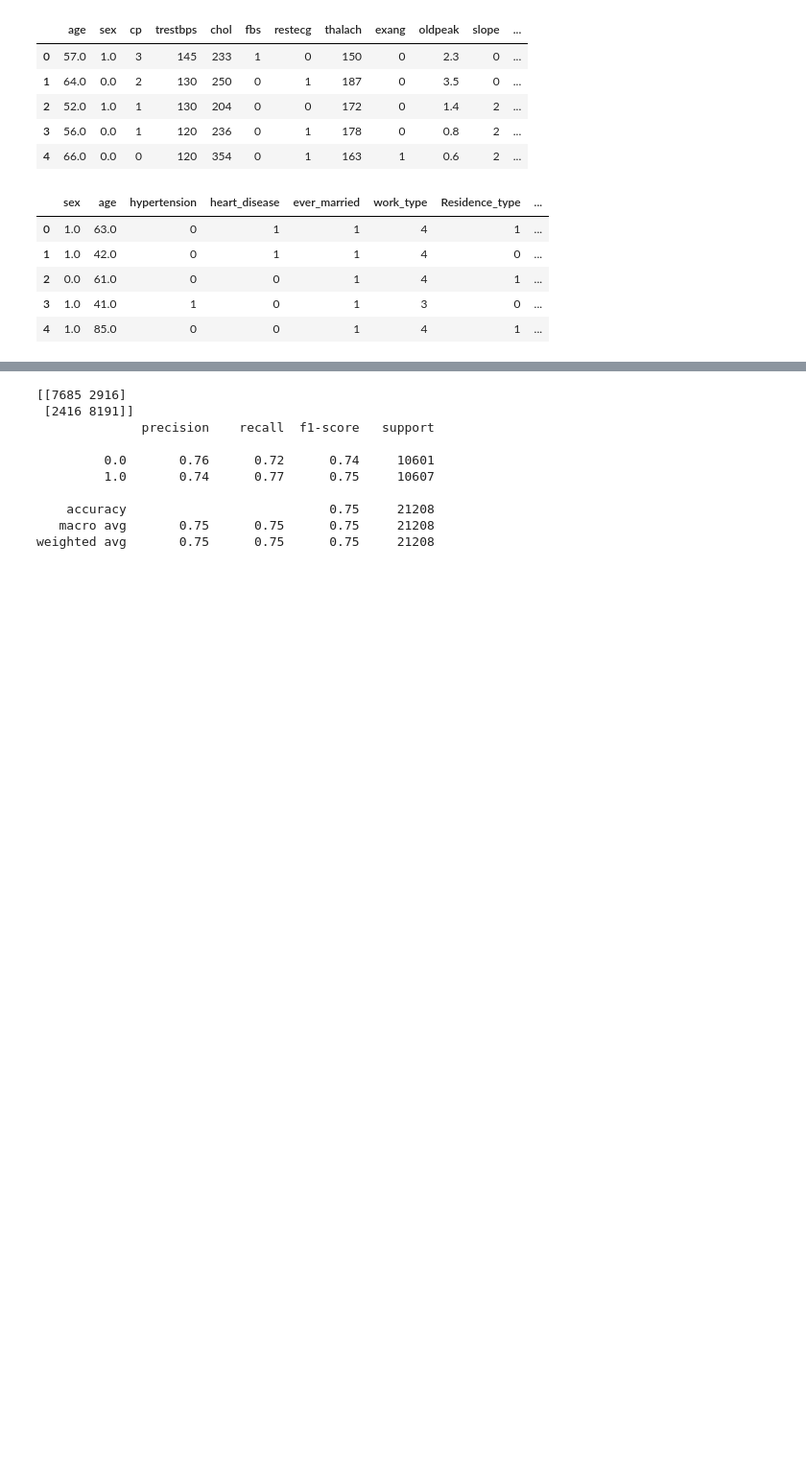
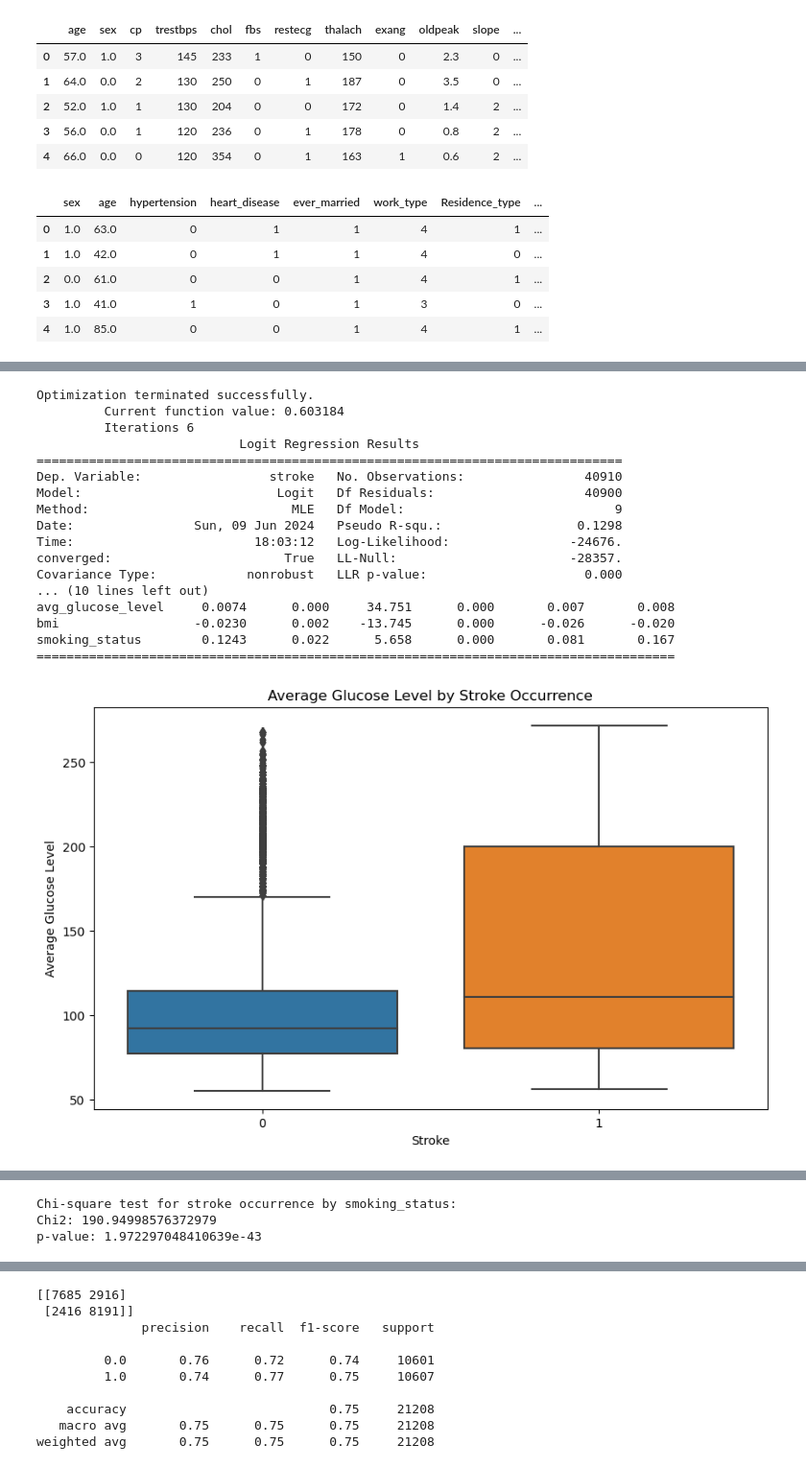
Before and after one commit to shemani2/project_4, a Jupyter notebook: data-analysis.ipynb, the cells around one changed output, grey strips where cells are left out. Shown: that part at 96% size. Drawn from its saved outputs; the diff is of its cells as text; code cells hidden in the pictures; blank space fills up the shorter version.

```diff
--- a/data-analysis.ipynb
+++ b/data-analysis.ipynb
@@ -71,0 +125,48 @@ plt.show()
+# %%
+import pandas as pd
+import seaborn as sns
+import matplotlib.pyplot as plt
+import statsmodels.api as sm
+from scipy.stats import chi2_contingency
+
+
+# Summary statistics
+print(stroke_data.describe())
+
+# Correlation matrix and heatmap
+corr_matrix = stroke_data.corr()
+plt.figure(figsize=(12, 8))
+sns.heatmap(corr_matrix, annot=True, cmap='coolwarm')
+plt.title('Correlation Matrix for Stroke Data')
+plt.show()
+
+# Logistic Regression
+X = stroke_data[['age', 'hypertension', 'heart_disease', 'ever_married', 'work_type', 'Residence_type', 'avg_glucose_level', 'bmi', 'smoking_status']]
+y = stroke_data['stroke']
+X = sm.add_constant(X)
+logit_model = sm.Logit(y, X).fit()
+print(logit_model.summary())
+
+# Box plot for avg_glucose_level by stroke occurrence
+plt.figure(figsize=(10, 6))
+sns.boxplot(x='stroke', y='avg_glucose_level', data=stroke_data)
+plt.title('Average Glucose Level by Stroke Occurrence')
+plt.xlabel('Stroke')
+plt.ylabel('Average Glucose Level')
+plt.show()
+
+# Bar plot for stroke occurrence by sex
+plt.figure(figsize=(10, 6))
+sns.barplot(x='sex', y='stroke', data=stroke_data)
+plt.title('Stroke Occurrence by Sex')
+plt.xlabel('Sex')
+plt.ylabel('Proportion with Stroke')
+plt.show()
+
+# Chi-square test for stroke occurrence by smoking_status
+contingency_table = pd.crosstab(stroke_data['smoking_status'], stroke_data['stroke'])
+chi2, p, dof, expected = chi2_contingency(contingency_table)
+print('Chi-square test for stroke occurrence by smoking_status:')
+print('Chi2:', chi2)
+print('p-value:', p)
+# %% [output]
@@ -71,0 +191,18 @@ plt.show()
+Optimization terminated successfully.
+         Current function value: 0.603184
+         Iterations 6
+                           Logit Regression Results
+==============================================================================
+Dep. Variable:                 stroke   No. Observations:                40910
+Model:                          Logit   Df Residuals:                    40900
+Method:                           MLE   Df Model:                            9
+Date:                Sun, 09 Jun 2024   Pseudo R-squ.:                  0.1298
+Time:                        18:03:12   Log-Likelihood:                -24676.
+converged:                       True   LL-Null:                       -28357.
+Covariance Type:            nonrobust   LLR p-value:                     0.000
+... (10 lines left out)
+avg_glucose_level     0.0074      0.000     34.751      0.000       0.007       0.008
+bmi                  -0.0230      0.002    -13.745      0.000      -0.026      -0.020
+smoking_status        0.1243      0.022      5.658      0.000       0.081       0.167
+=====================================================================================
+[figure, added]
@@ -71,0 +210,3 @@ plt.show()
+Chi-square test for stroke occurrence by smoking_status:
+Chi2: 190.94998576372979
+p-value: 1.972297048410639e-43
```
Also changed, not shown: parts of 17 cells of this notebook, 12 other files.
